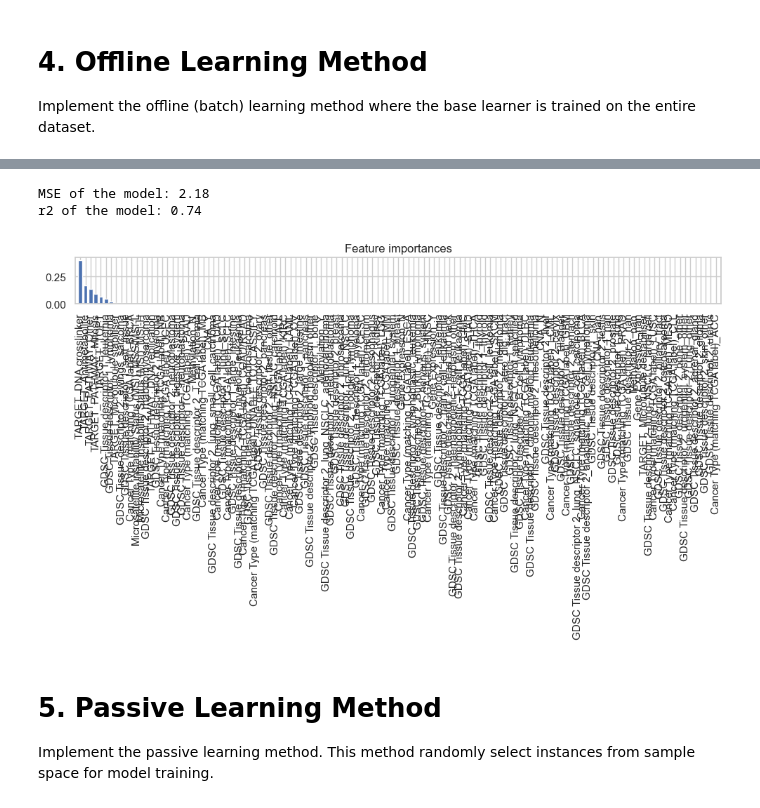
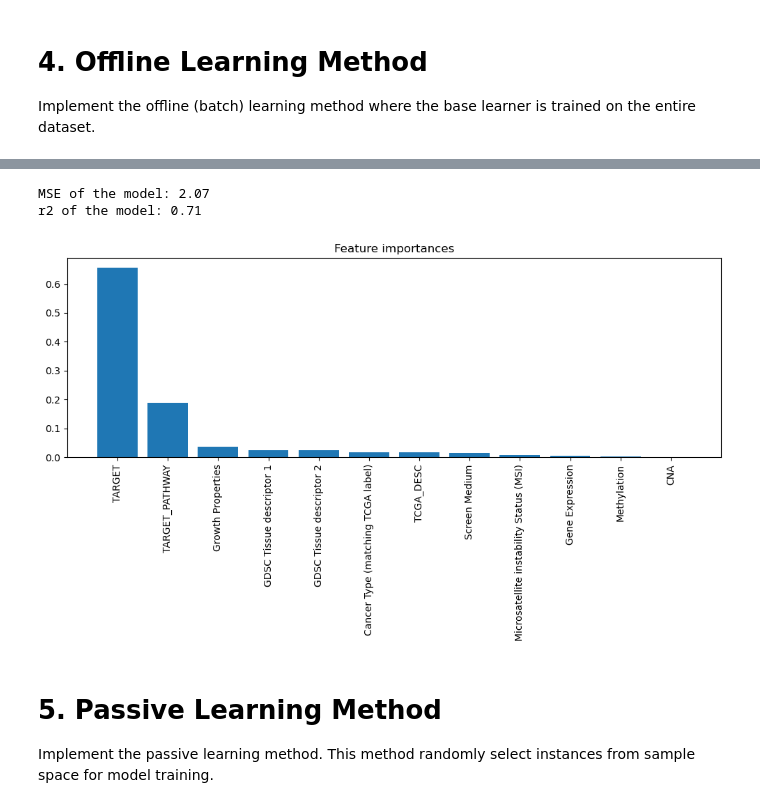
Before and after one commit to ShijieTang/Automation_GDSC, a Jupyter notebook: main.ipynb, the cells around one changed output, grey strips where cells are left out. Saved outputs shown, nothing was run; the diff lists cells and outputs as text; code cells hidden in the pictures.

```diff
--- a/main.ipynb
+++ b/main.ipynb
@@ -106,10 +76,24 @@ Define the base learner that will be used in the different learning methods. For
 # %%
 from sklearn.ensemble import RandomForestRegressor
 from sklearn.model_selection import train_test_split
+from xgboost import XGBRegressor
 
 # Define the base learner as random forest
-base_learner = RandomForestRegressor(n_estimators=100,
-        max_depth=10)
+base_learner = XGBRegressor(
+        n_estimators=100,
+        learning_rate=0.15,
+        max_depth=6,
+        min_child_weight=3,
+        subsample=0.8,
+        colsample_bytree=0.8,
+        gamma=0.2,
+        reg_alpha=0.1,
+        reg_lambda=1.0,
+        objective='reg:squarederror',
+        tree_method='hist',
+        random_state=42,
+        n_jobs=-1
+    )
 
 print('Base learner defined:')
 print(base_learner)
@@ -123,46 +153,32 @@ Implement the offline (batch) learning method where the base learner is trained
 # %%
 from sklearn.metrics import mean_squared_error, r2_score
 
-categorical_features = ['GDSC Tissue descriptor 1',
-                        'GDSC Tissue descriptor 2', 'Cancer Type (matching TCGA label)',
-                        'TARGET', 'TARGET_PATHWAY']
-# tmp = df.copy()
-# tmp = tmp[tmp['DRUG_ID'] == 1003]
-# X = tmp[categorical_features]
-# y = tmp['LN_IC50']
-
-# Convert categorical features to numerical using one-hot encoding
-# X = pd.get_dummies(X, columns=categorical_features, drop_first=True)
-# Split the data into training and testing sets
-X_train, X_test, y_train, y_test = train_test_split(X_encoded, y, test_size=0.2, random_state=42)
-X_train, X_val, y_train, y_val = train_test_split(X_train, y_train, test_size=0.25, random_state=42)
-
 # Train the base learner
-base_learner.fit(X_train, y_train)
+base_learner.fit(Xl_tr, y_tr)
 
 # evaluate the model
-y_pred = base_learner.predict(X_test)
-mse = mean_squared_error(y_test, y_pred)
-r2 = r2_score(y_test, y_pred)
+y_pred = base_learner.predict(Xl_te)
+mse = mean_squared_error(y_te, y_pred)
+r2 = r2_score(y_te, y_pred)
 print(f'MSE of the model: {mse:.2f}')
 print(f'r2 of the model: {r2:.2f}')
 
 # Visualize the feature importance
 importances = base_learner.feature_importances_
 indices = np.argsort(importances)[::-1]
-features = X_encoder.get_feature_names_out(X_encoder.feature_names_in_)[indices]
+features = Xl_tr.columns[indices]
 # features = X_encoded.columns[indices]
 plt.figure(figsize=(10, 6))
 plt.title("Feature importances")
-plt.bar(range(X_encoded.shape[1]), importances[indices], align="center")
-plt.xticks(range(X_encoded.shape[1]), features, rotation=90)
-plt.xlim([-1, X_encoded.shape[1]])
+plt.bar(range(len(features)), importances[indices], align="center")
+plt.xticks(range(len(features)), features, rotation=90)
+plt.xlim([-1, len(features)])
 plt.tight_layout()
 plt.show()
 # %% [output]
-MSE of the model: 2.18
-r2 of the model: 0.74
+MSE of the model: 2.07
+r2 of the model: 0.71
-[figure, old version]
+[figure, new version]
 # %% [markdown]
 # 5. Passive Learning Method
 
```
Also changed, not shown: parts of 28 cells of this notebook.
